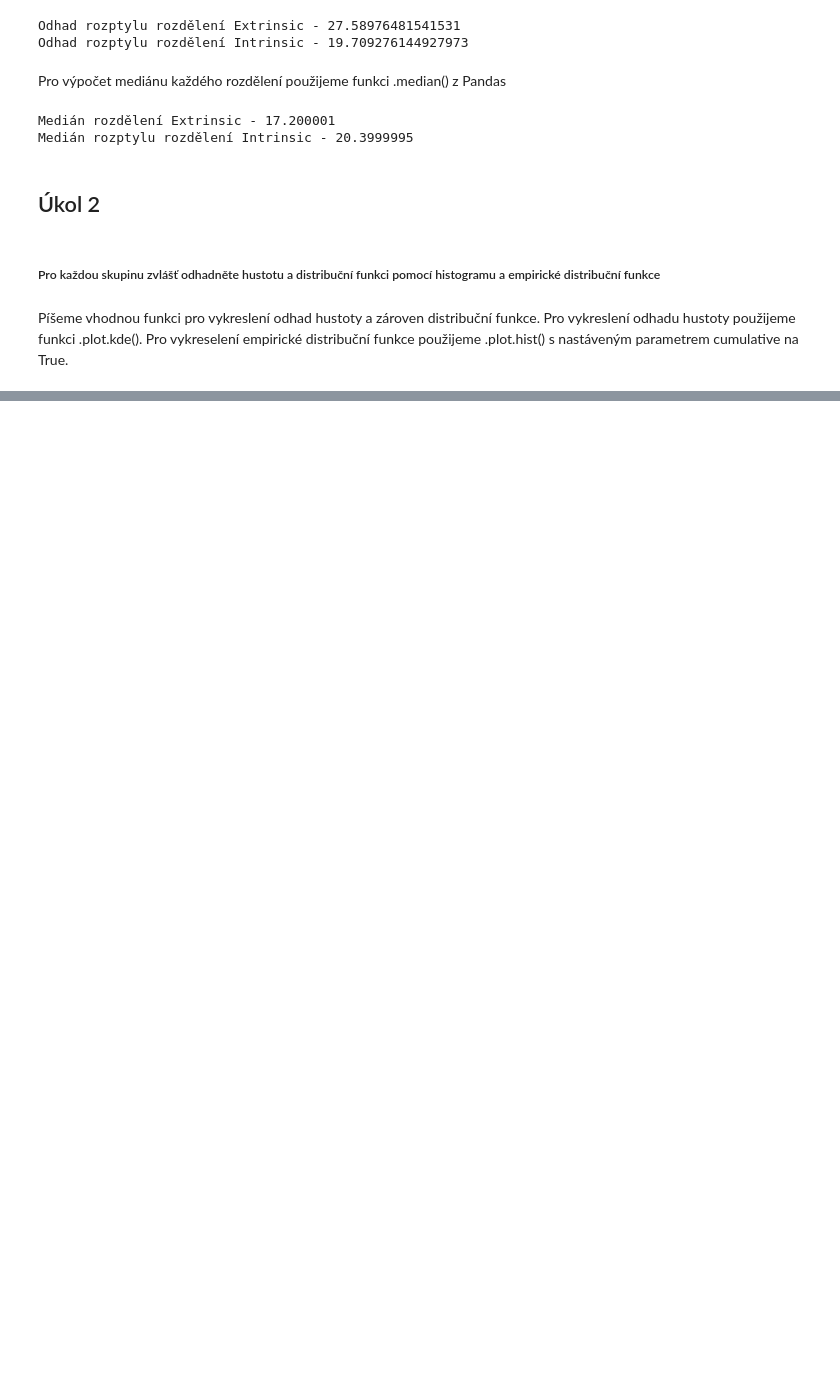
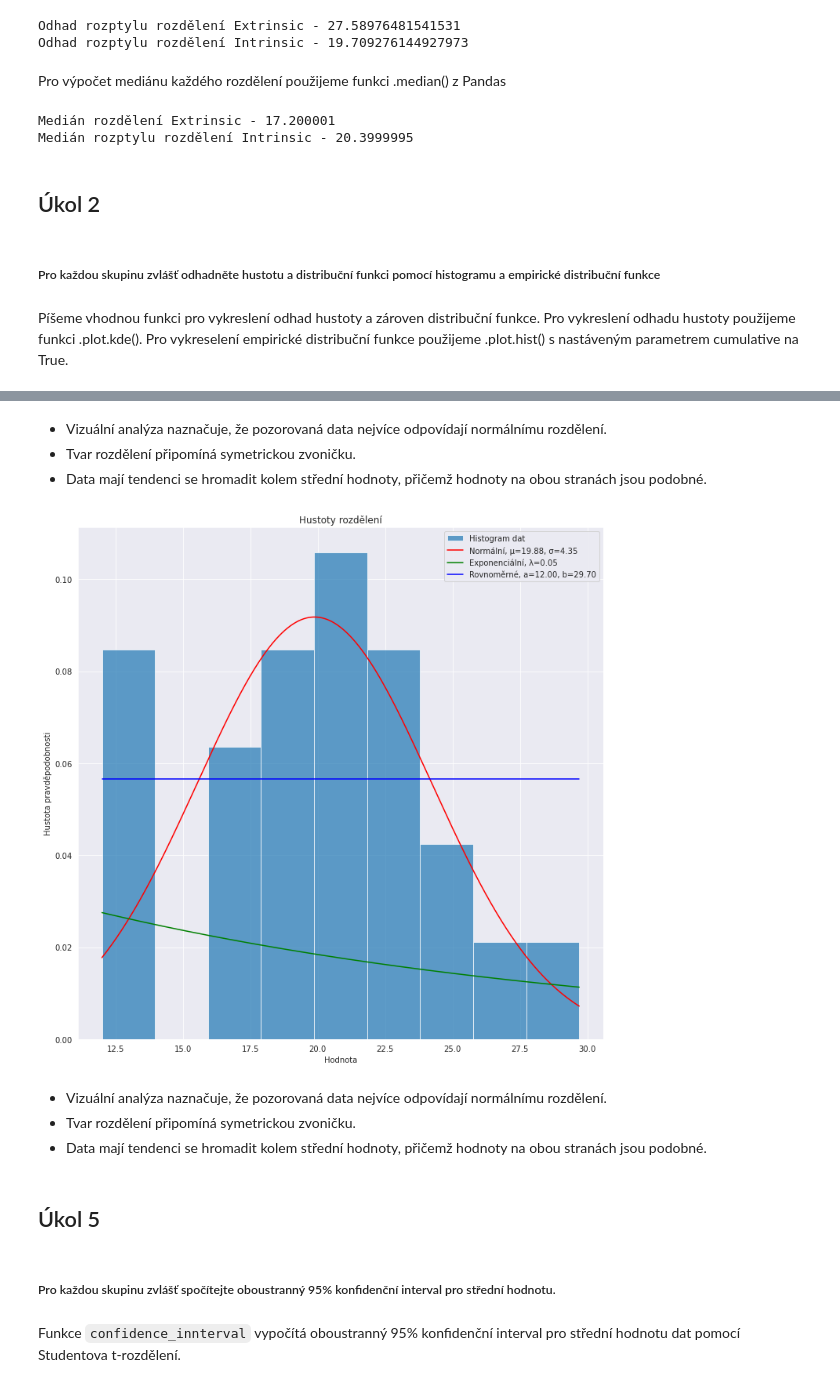
Before and after one commit to daKostych/BI-PST-2023, a Jupyter notebook: homework.ipynb, the cells around one changed output, grey strips where cells are left out. Cells and saved outputs as stored; diff of their text form; code cells hidden in the pictures; blank space fills up the shorter version.

```diff
--- a/homework.ipynb
+++ b/homework.ipynb
@@ -174,0 +239,16 @@ Příslušné vizualizace pro rozdělení Intrinsic
+# %% [markdown]
+* Vizuální analýza naznačuje, že pozorovaná data nejvíce odpovídají normálnímu rozdělení.
+* Tvar rozdělení připomíná symetrickou zvoničku.
+* Data mají tendenci se hromadit kolem střední hodnoty, přičemž hodnoty na obou stranách jsou podobné.
+# %%
+compareDistributions(intrinsic["Data"])
+# %% [output]
+[figure, added]
+# %% [markdown]
+* Vizuální analýza naznačuje, že pozorovaná data nejvíce odpovídají normálnímu rozdělení.
+* Tvar rozdělení připomíná symetrickou zvoničku.
+* Data mají tendenci se hromadit kolem střední hodnoty, přičemž hodnoty na obou stranách jsou podobné.
+# %% [markdown]
+## Úkol 5
+# %% [markdown]
+##### Pro každou skupinu zvlášť spočítejte oboustranný 95% konfidenční interval pro střední hodnotu.
@@ -174,0 +275,2 @@ Příslušné vizualizace pro rozdělení Intrinsic
+# %% [markdown]
+Funkce ``confidence_innterval`` vypočítá oboustranný 95% konfidenční interval pro střední hodnotu dat pomocí Studentova t-rozdělení.
```
Also changed, not shown: parts of 17 cells of this notebook.
